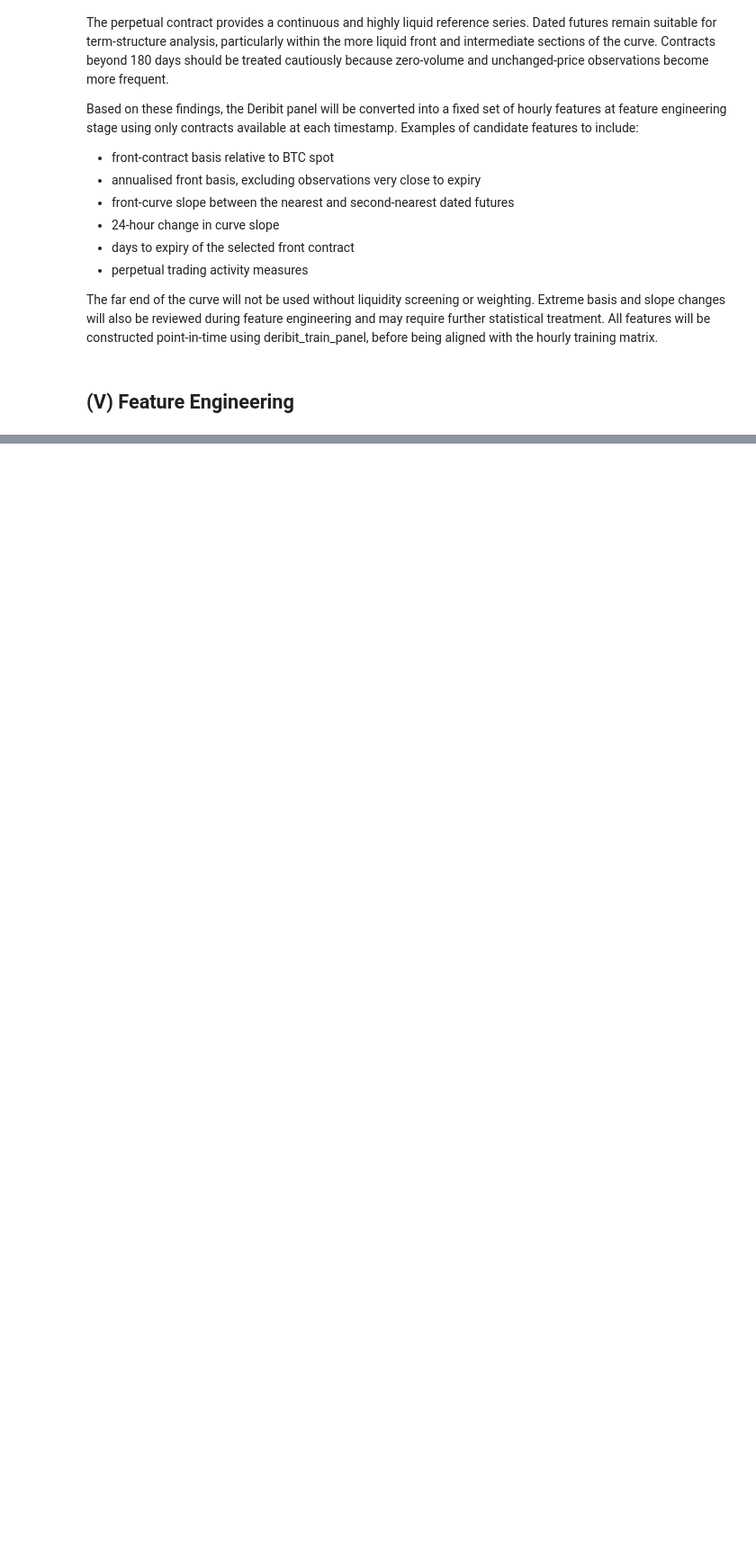
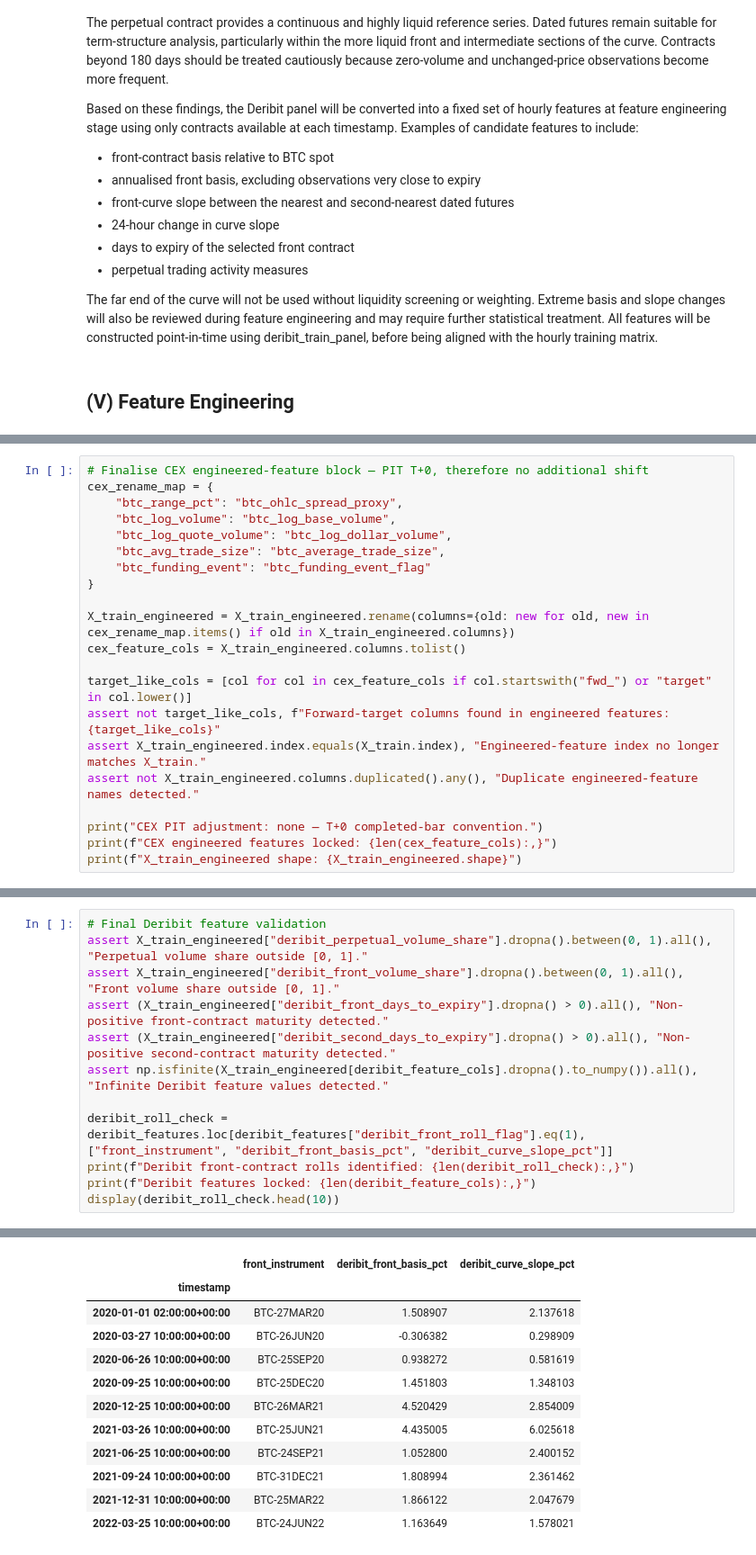
Before and after one commit to jade-lam/CQF, a Jupyter notebook: CQF_Final_Project.ipynb, the cells around one changed output, grey strips where cells are left out. Shown at 90% size. Drawn from its saved outputs; the diff is of its cells as text; blank space fills up the shorter version.

```diff
--- a/CQF_Final_Project.ipynb
+++ b/CQF_Final_Project.ipynb
@@ -2665,0 +2882,21 @@ The far end of the curve will not be used without liquidity screening or weighti
+# %%
+# Finalise CEX engineered-feature block — PIT T+0, therefore no additional shift
+cex_rename_map = {
+    "btc_range_pct": "btc_ohlc_spread_proxy",
+    "btc_log_volume": "btc_log_base_volume",
+    "btc_log_quote_volume": "btc_log_dollar_volume",
+    "btc_avg_trade_size": "btc_average_trade_size",
+    "btc_funding_event": "btc_funding_event_flag"
+}
+
+X_train_engineered = X_train_engineered.rename(columns={old: new for old, new in cex_rename_map.items() if old in X_train_engineered.columns})
+cex_feature_cols = X_train_engineered.columns.tolist()
+
+target_like_cols = [col for col in cex_feature_cols if col.startswith("fwd_") or "target" in col.lower()]
+assert not target_like_cols, f"Forward-target columns found in engineered features: {target_like_cols}"
+assert X_train_engineered.index.equals(X_train.index), "Engineered-feature index no longer matches X_train."
+assert not X_train_engineered.columns.duplicated().any(), "Duplicate engineered-feature names detected."
+
+print("CEX PIT adjustment: none — T+0 completed-bar convention.")
+print(f"CEX engineered features locked: {len(cex_feature_cols):,}")
+print(f"X_train_engineered shape: {X_train_engineered.shape}")
@@ -2665,0 +3028,13 @@ The far end of the curve will not be used without liquidity screening or weighti
+# %%
+# Final Deribit feature validation
+assert X_train_engineered["deribit_perpetual_volume_share"].dropna().between(0, 1).all(), "Perpetual volume share outside [0, 1]."
+assert X_train_engineered["deribit_front_volume_share"].dropna().between(0, 1).all(), "Front volume share outside [0, 1]."
+assert (X_train_engineered["deribit_front_days_to_expiry"].dropna() > 0).all(), "Non-positive front-contract maturity detected."
+assert (X_train_engineered["deribit_second_days_to_expiry"].dropna() > 0).all(), "Non-positive second-contract maturity detected."
+assert np.isfinite(X_train_engineered[deribit_feature_cols].dropna().to_numpy()).all(), "Infinite Deribit feature values detected."
+
+deribit_roll_check = deribit_features.loc[deribit_features["deribit_front_roll_flag"].eq(1), ["front_instrument", "deribit_front_basis_pct", "deribit_curve_slope_pct"]]
+print(f"Deribit front-contract rolls identified: {len(deribit_roll_check):,}")
+print(f"Deribit features locked: {len(deribit_feature_cols):,}")
+display(deribit_roll_check.head(10))
+# %% [output]
@@ -2665,0 +3043,12 @@ The far end of the curve will not be used without liquidity screening or weighti
+|  | front_instrument | deribit_front_basis_pct | deribit_curve_slope_pct |
+| timestamp |  |  |  |
+| 2020-01-01 02:00:00+00:00 | BTC-27MAR20 | 1.508907 | 2.137618 |
+| 2020-03-27 10:00:00+00:00 | BTC-26JUN20 | -0.306382 | 0.298909 |
+| 2020-06-26 10:00:00+00:00 | BTC-25SEP20 | 0.938272 | 0.581619 |
+| 2020-09-25 10:00:00+00:00 | BTC-25DEC20 | 1.451803 | 1.348103 |
+| 2020-12-25 10:00:00+00:00 | BTC-26MAR21 | 4.520429 | 2.854009 |
+| 2021-03-26 10:00:00+00:00 | BTC-25JUN21 | 4.435005 | 6.025618 |
+| 2021-06-25 10:00:00+00:00 | BTC-24SEP21 | 1.052800 | 2.400152 |
+| 2021-09-24 10:00:00+00:00 | BTC-31DEC21 | 1.808994 | 2.361462 |
+| 2021-12-31 10:00:00+00:00 | BTC-25MAR22 | 1.866122 | 2.047679 |
+| 2022-03-25 10:00:00+00:00 | BTC-24JUN22 | 1.163649 | 1.578021 |
```
Also changed, not shown: parts of 27 cells of this notebook.
